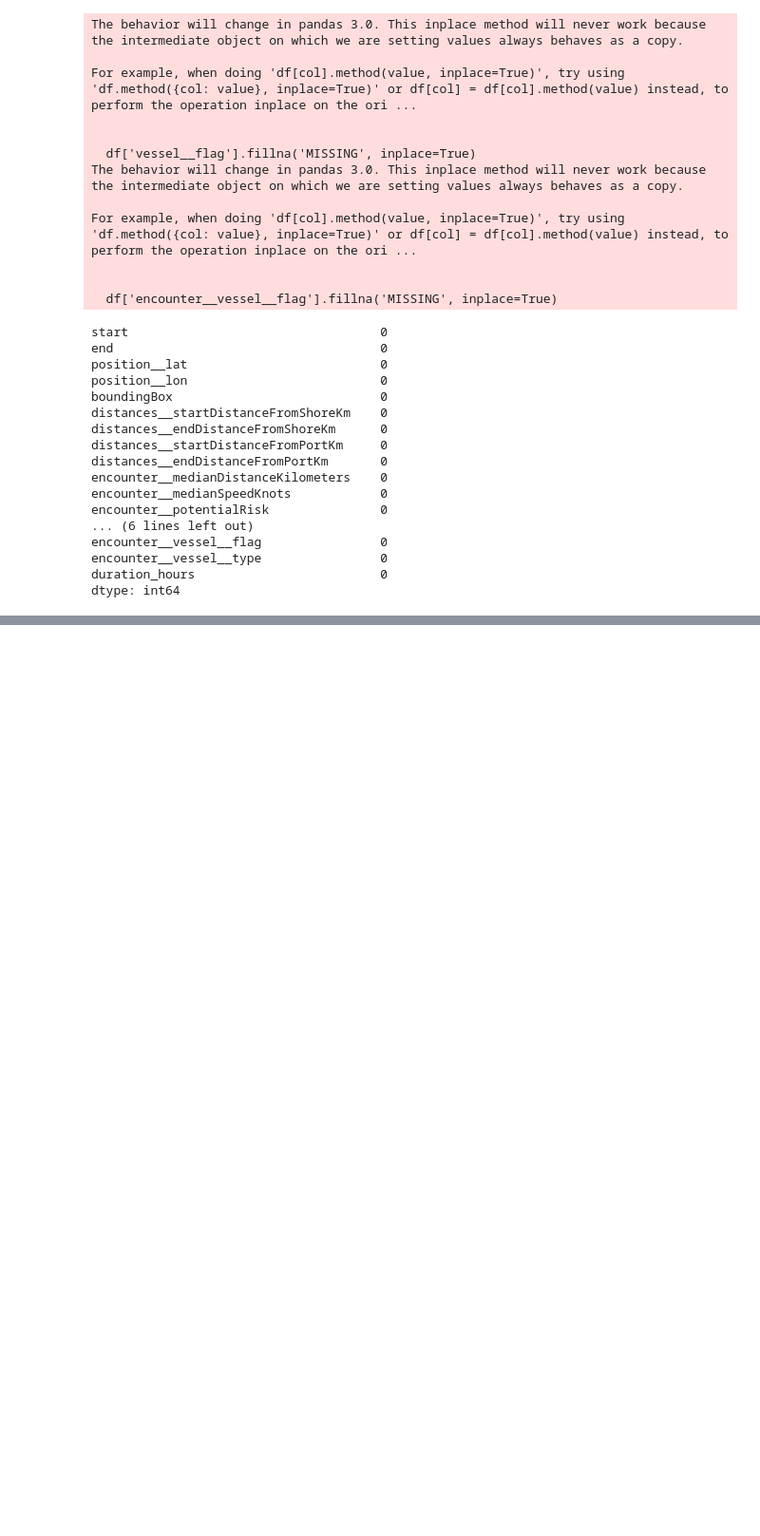
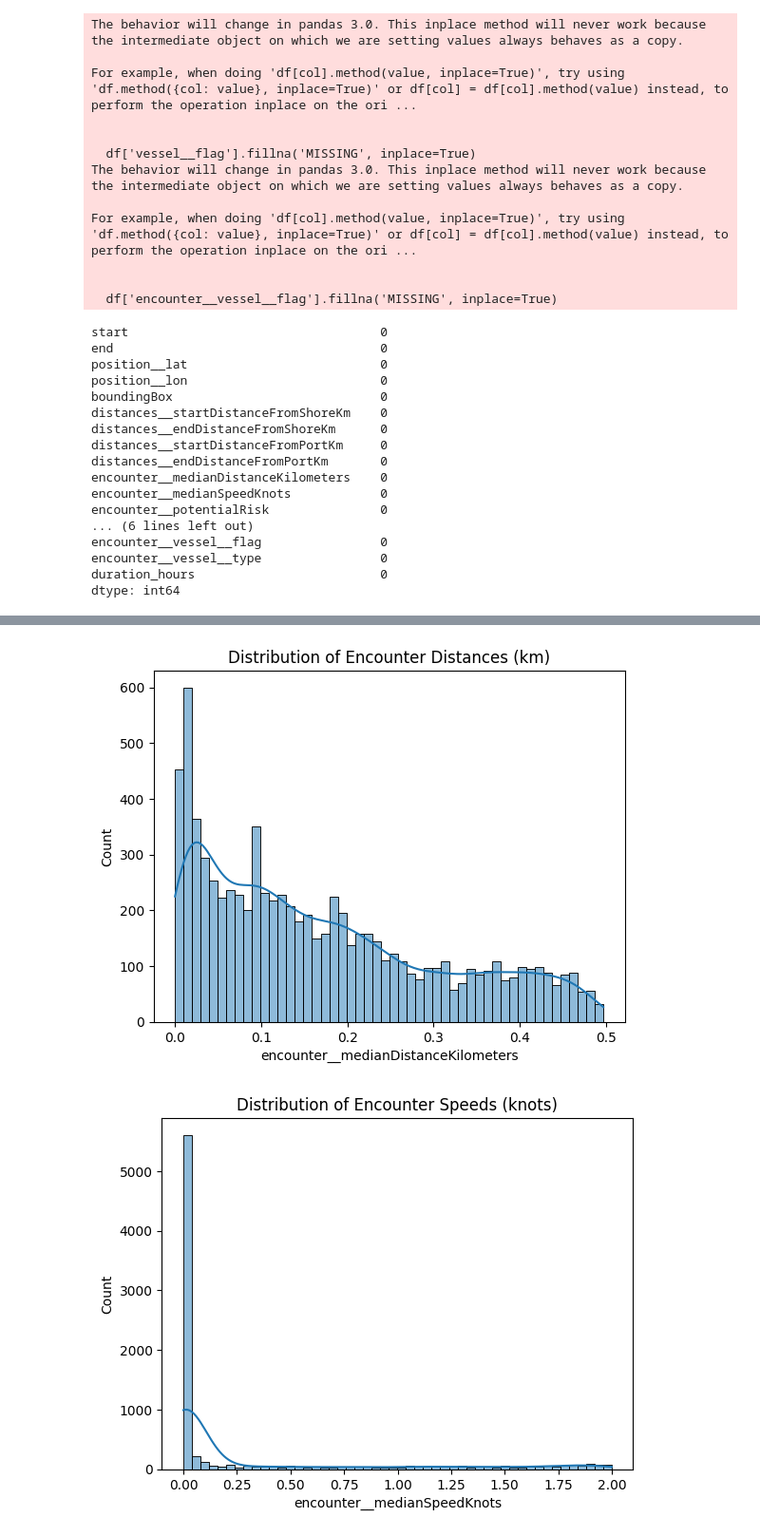
Before and after one commit to zuweii/datamining, a Jupyter notebook: collision.ipynb, the cells around one changed output, grey strips where cells are left out. Shown at 95% size. Saved outputs shown, nothing was run; the diff lists cells and outputs as text; code cells hidden in the pictures; blank space fills up the shorter version.

```diff
--- a/collision.ipynb
+++ b/collision.ipynb
@@ -138,0 +149,15 @@ dtype: int64
+# %%
+sns.histplot(df['encounter__medianDistanceKilometers'], bins=50, kde=True)
+plt.title("Distribution of Encounter Distances (km)")
+plt.show()
+
+sns.histplot(df['encounter__medianSpeedKnots'], bins=50, kde=True)
+plt.title("Distribution of Encounter Speeds (knots)")
+plt.show()
+
+sns.histplot(df['duration_hours'], bins=50, kde=True)
+plt.title("Encounter Durations (hours)")
+plt.show()
+# %% [output]
+[figure, added]
+[figure, added]
```
Also changed, not shown: parts of 14 cells of this notebook, 2 other files.
